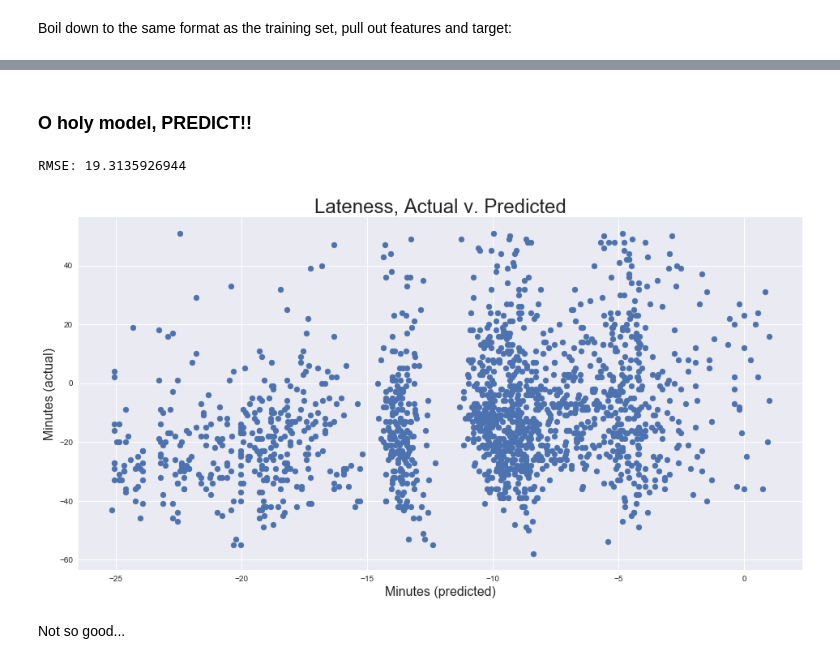
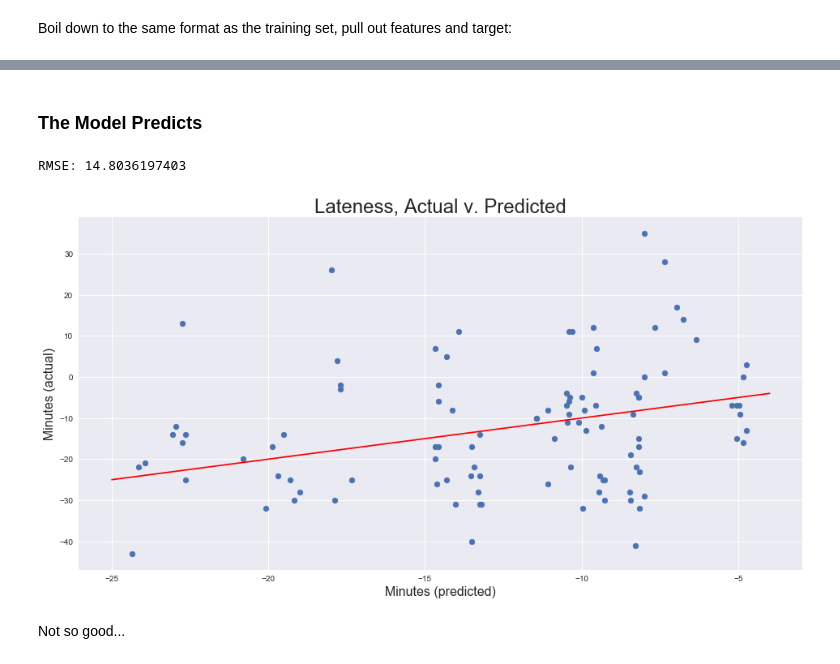
Before and after one commit to davidluther/Proj-02-Luther, a Jupyter notebook: code/3-Luther-Regression.ipynb, the cells around one changed output, grey strips where cells are left out. Saved outputs shown, nothing was run; the diff lists cells and outputs as text; code cells hidden in the pictures.

```diff
--- a/code/3-Luther-Regression.ipynb
+++ b/code/3-Luther-Regression.ipynb
@@ -5,7 +5,7 @@
 # %%
 import numpy as np
 import pandas as pd
-import requests
+# import requests
 # from bs4 import BeautifulSoup
 import pickle
 from datetime import datetime, timedelta
@@ -14,6 +14,7 @@ import re
 import sys
 import matplotlib.pyplot as plt
 import seaborn as sns
+plt.style.use("seaborn")
 from copy import deepcopy
 
 from sklearn.linear_model import LinearRegression
@@ -468,7 +468,7 @@ And it's now ready to see some wild data.
 # %% [markdown]
 ## Model Meets Validation Set
 # %%
-with open('../data/AAL_clean.pkl', 'rb') as pf:
+with open('../data/AAL_test.pkl', 'rb') as pf:
     AAL_val = pickle.load(pf)
 # %% [markdown]
 Boil down to the same format as the training set, pull out features and target:
@@ -513,8 +513,8 @@ AAL_val.head()
 # %%
 y_val = AAL_val.iloc[:, 0]
 X_val = AAL_val.iloc[:, 1:]
-# %% [markdown]
-### O holy model, PREDICT!!
+# %% [markdown]
+### The Model Predicts
 # %%
 y_hat = holy_model.predict(X_val)
 # %%
@@ -522,17 +522,20 @@ MSE_val = mean_squared_error(y_val, y_hat)
 RMSE_val = np.sqrt(MSE_val)
 print("RMSE:", RMSE_val)
 # %% [output]
-RMSE: 19.3135926944
+RMSE: 14.8036197403
 # %%
+line = np.linspace(-25, -4, 50)
+
 plt.figure(figsize=(16,8))
 plt.scatter(y_hat, y_val)
+plt.plot(line, line, 'r-')
 plt.xlabel("Minutes (predicted)", fontsize=16)
 plt.ylabel("Minutes (actual)", fontsize=16)
-plt.title("Lateness, Actual v. Predicted", fontsize=24)
+plt.title("Lateness, Actual v. Predicted", fontsize=24);
 
-plt.savefig('../img/test.png', dpi=200, bbox_inches = 'tight');
+#plt.savefig('../img/test_noline.png', dpi=200, bbox_inches = 'tight')
 # %% [output]
-[figure, old version]
+[figure, new version]
 # %% [markdown]
 Not so good...
 # %% [markdown]
```
Also changed, not shown: parts of 23 cells of this notebook, 16 other files.
